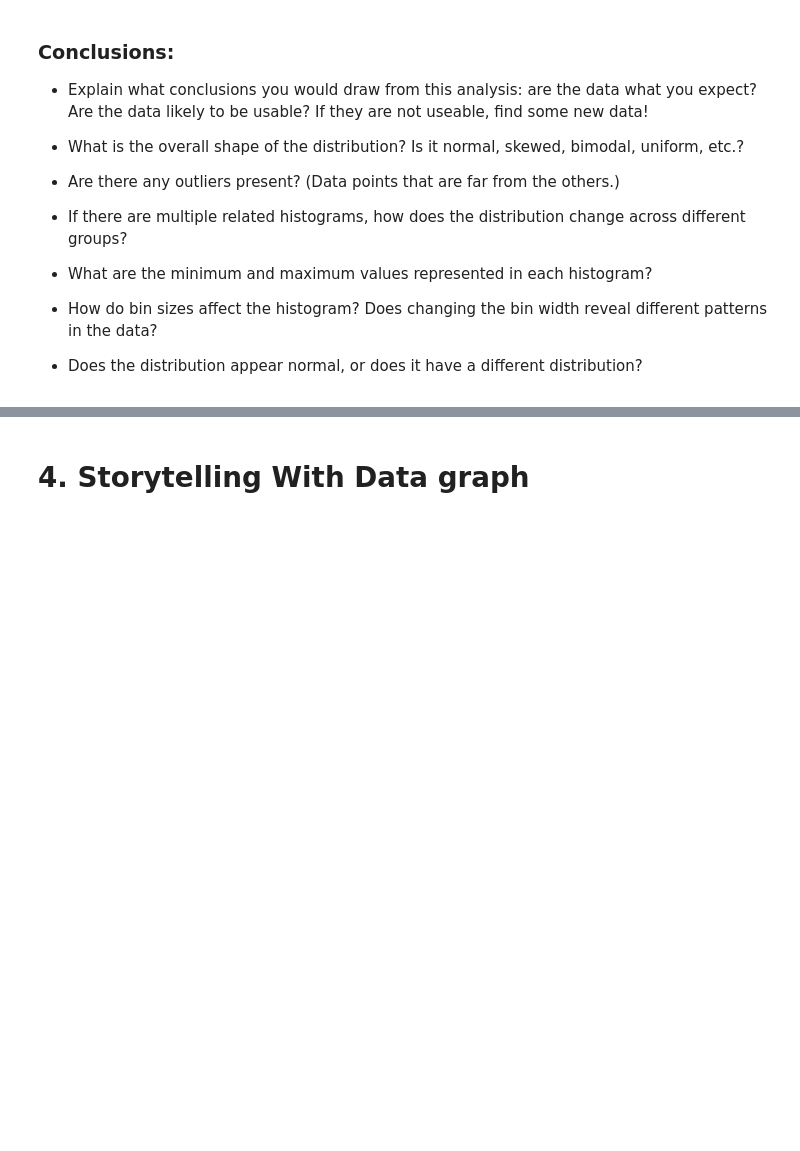
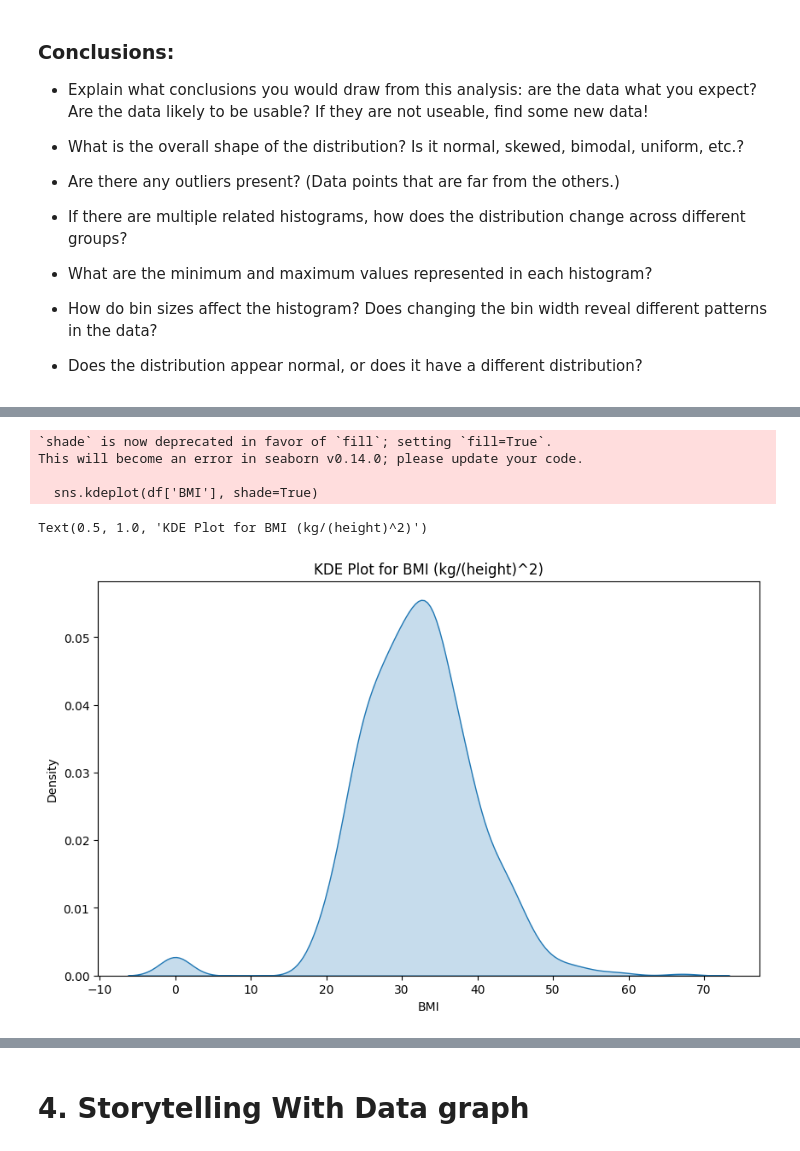
Before and after one commit to els246/2025-spring-B2, a Jupyter notebook: OMDS-ModB2-Week4-Stiller-Emma.ipynb, the cells around one changed output, grey strips where cells are left out. Saved outputs shown, nothing was run; the diff lists cells and outputs as text; code cells hidden in the pictures; blank space fills up the shorter version.

```diff
--- a/OMDS-ModB2-Week4-Stiller-Emma.ipynb
+++ b/OMDS-ModB2-Week4-Stiller-Emma.ipynb
@@ -82,0 +157,13 @@ This week, you will do the same types of exercises as last week, but you should
+# %%
+# kde plot
+
+plt.figure(figsize=(10,6))
+sns.kdeplot(df['BMI'], shade=True)
+plt.title('KDE Plot for BMI (kg/(height)^2)')
+# %% [output]
+`shade` is now deprecated in favor of `fill`; setting `fill=True`.
+This will become an error in seaborn v0.14.0; please update your code.
+
+  sns.kdeplot(df['BMI'], shade=True)
+Text(0.5, 1.0, 'KDE Plot for BMI (kg/(height)^2)')
+[figure, added]
```
Also changed, not shown: parts of 13 cells of this notebook, 1 other file.
